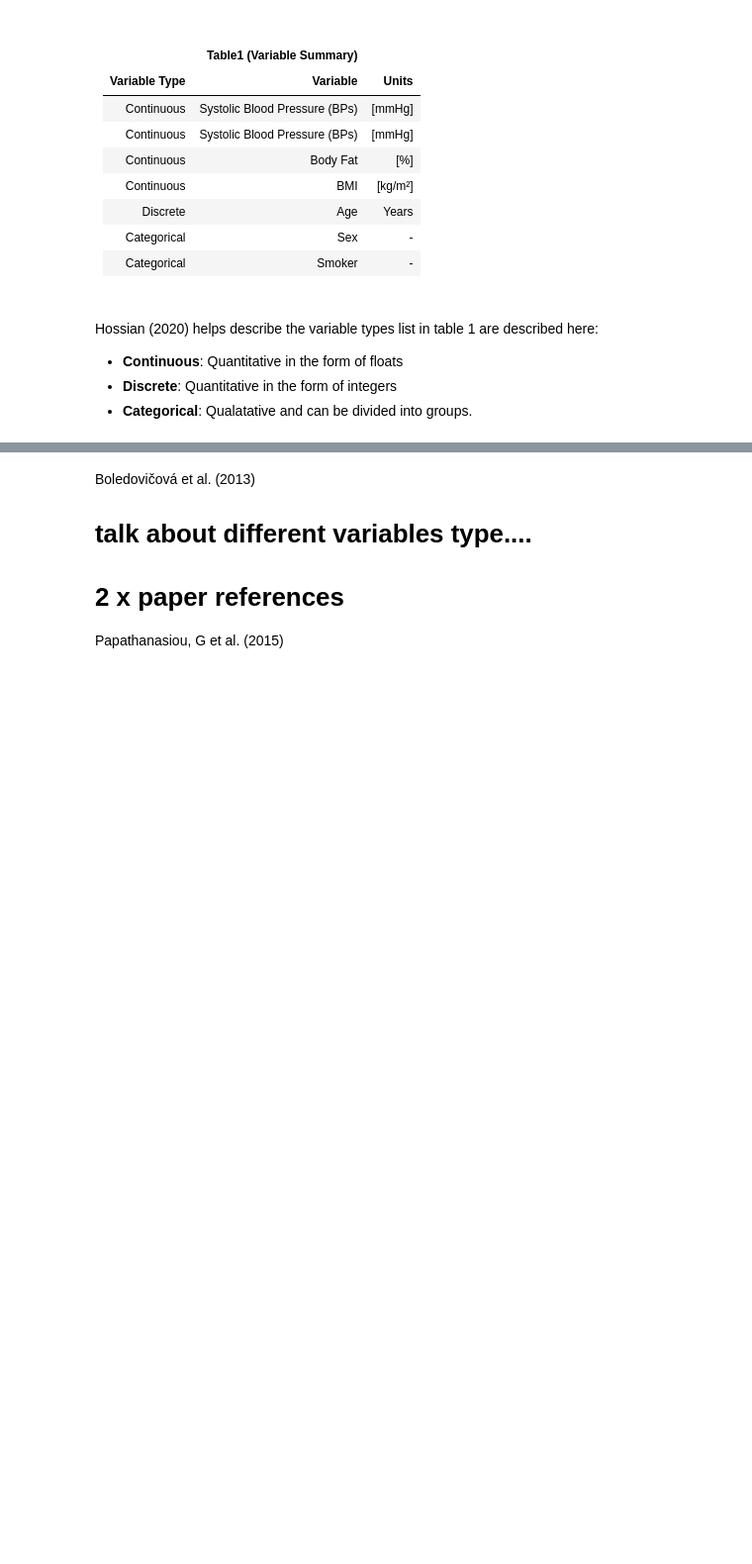
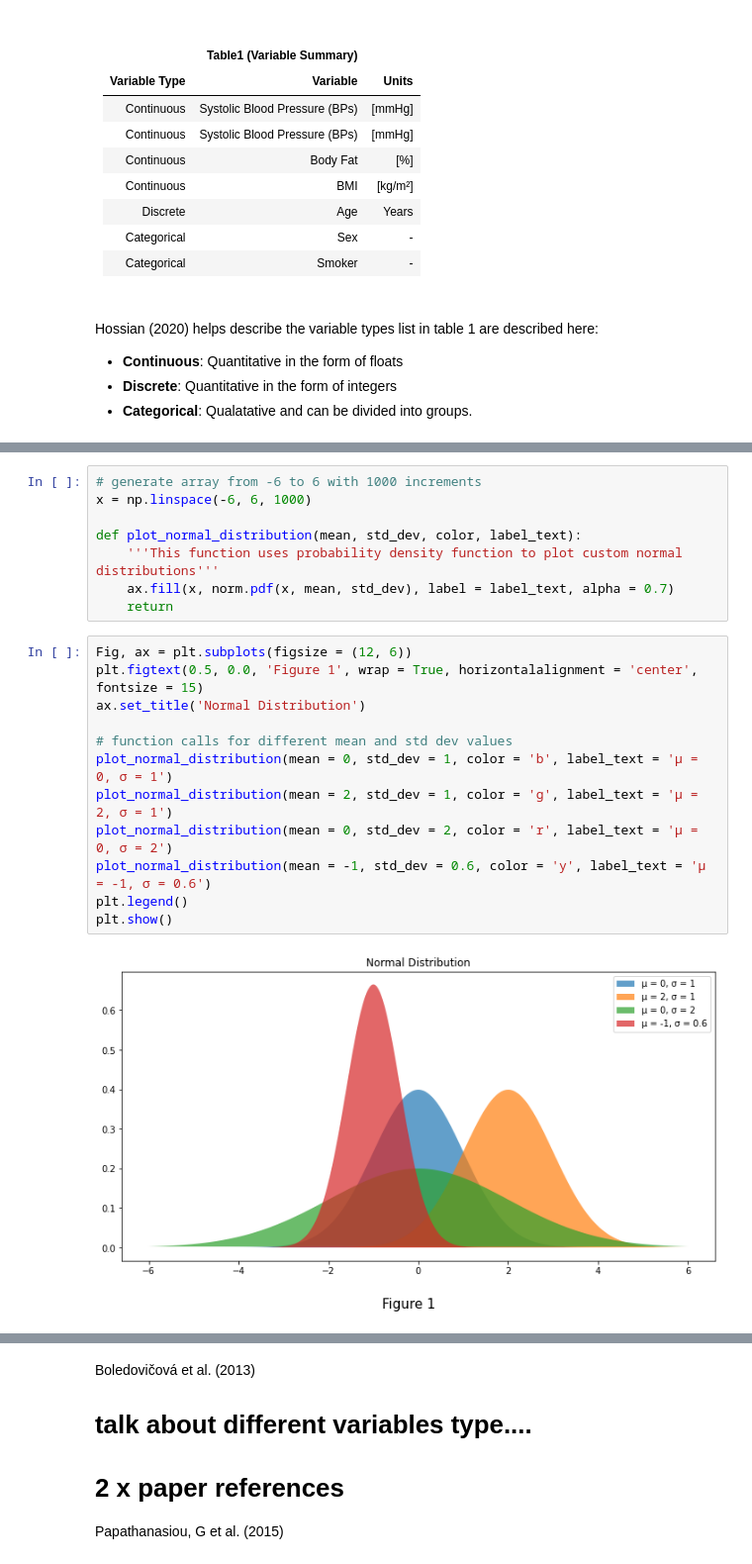
Before and after one commit to CiaranMoran27/playing_with_jupyter, a Jupyter notebook: modelling_real_world_scenario.ipynb, the cells around one changed output, grey strips where cells are left out. Shown at 99% size. Cells and saved outputs as stored; diff of their text form; blank space fills up the shorter version.

```diff
--- a/modelling_real_world_scenario.ipynb
+++ b/modelling_real_world_scenario.ipynb
@@ -129,0 +306,22 @@ contains a mix of each health status.
+# %%
+# generate array from -6 to 6 with 1000 increments
+x = np.linspace(-6, 6, 1000)
+
+def plot_normal_distribution(mean, std_dev, color, label_text):
+    '''This function uses probability density function to plot custom normal distributions'''
+    ax.fill(x, norm.pdf(x, mean, std_dev), label = label_text, alpha = 0.7)
+    return
+# %%
+Fig, ax = plt.subplots(figsize = (12, 6))
+plt.figtext(0.5, 0.0, 'Figure 1', wrap = True, horizontalalignment = 'center', fontsize = 15)
+ax.set_title('Normal Distribution')
+
+# function calls for different mean and std dev values
+plot_normal_distribution(mean = 0, std_dev = 1, color = 'b', label_text = 'μ = 0, σ = 1')
+plot_normal_distribution(mean = 2, std_dev = 1, color = 'g', label_text = 'μ = 2, σ = 1')
+plot_normal_distribution(mean = 0, std_dev = 2, color = 'r', label_text = 'μ = 0, σ = 2')
+plot_normal_distribution(mean = -1, std_dev = 0.6, color = 'y', label_text = 'μ = -1, σ = 0.6')
+plt.legend()
+plt.show()
+# %% [output]
+[figure, added]
```
Also changed, not shown: parts of 31 cells of this notebook, 1 other file.
